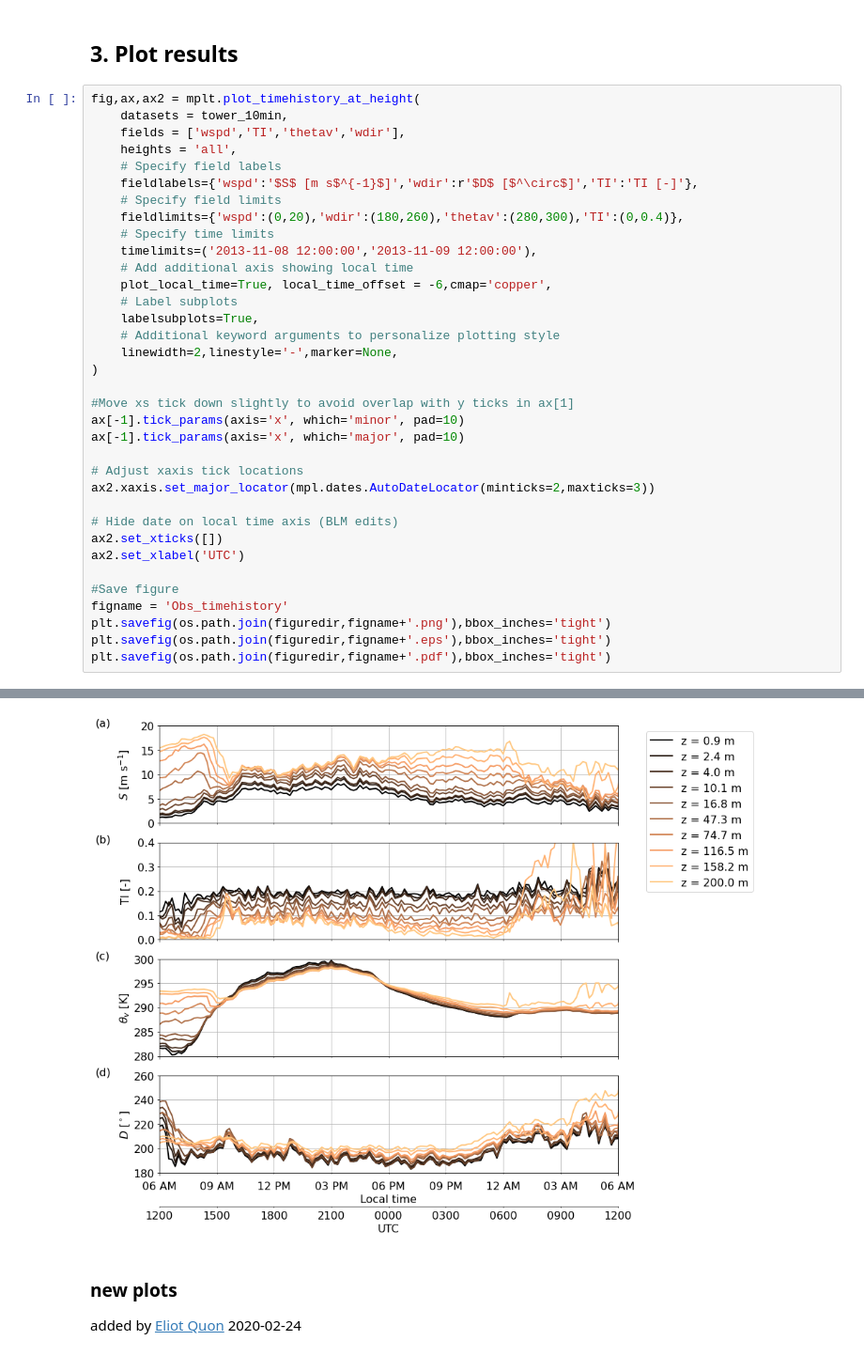
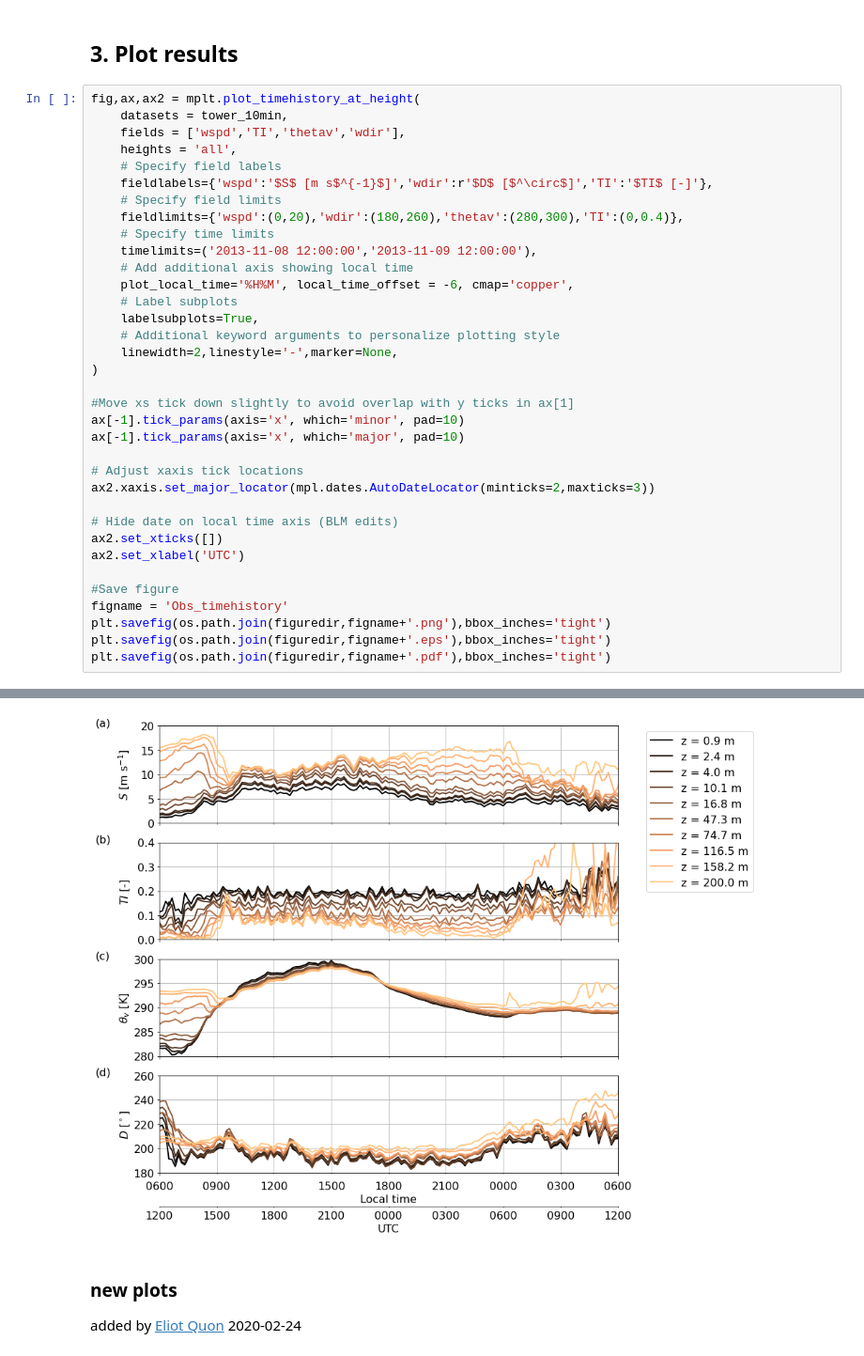
Before and after one commit to a2e-mmc/assessment, a Jupyter notebook: studies/budget_components_coupling/plot_observations.ipynb, the cells around one changed output, grey strips where cells are left out. Shown at 94% size. Cells and saved outputs as stored; diff of their text form.

```diff
--- a/studies/budget_components_coupling/plot_observations.ipynb
+++ b/studies/budget_components_coupling/plot_observations.ipynb
@@ -83,39 +83,39 @@ fig,ax,ax2 = mplt.plot_timehistory_at_height(
     fields = ['wspd','TI','thetav','wdir'],
     heights = 'all',
     # Specify field labels
-    fieldlabels={'wspd':'$S$ [m s$^{-1}$]','wdir':r'$D$ [$^\circ$]','TI':'TI [-]'},
+    fieldlabels={'wspd':'$S$ [m s$^{-1}$]','wdir':r'$D$ [$^\circ$]','TI':'$TI$ [-]'},
     # Specify field limits
     fieldlimits={'wspd':(0,20),'wdir':(180,260),'thetav':(280,300),'TI':(0,0.4)},
     # Specify time limits
     timelimits=('2013-11-08 12:00:00','2013-11-09 12:00:00'),
     # Add additional axis showing local time
-    plot_local_time=True, local_time_offset = -6,cmap='copper',
+    plot_local_time='%H%M', local_time_offset = -6, cmap='copper',
     # Label subplots
     labelsubplots=True,
     # Additional keyword arguments to personalize plotting style
     linewidth=2,linestyle='-',marker=None,
 )
 
 #Move xs tick down slightly to avoid overlap with y ticks in ax[1]
 ax[-1].tick_params(axis='x', which='minor', pad=10)
 ax[-1].tick_params(axis='x', which='major', pad=10)
 
 # Adjust xaxis tick locations
 ax2.xaxis.set_major_locator(mpl.dates.AutoDateLocator(minticks=2,maxticks=3))
 
 # Hide date on local time axis (BLM edits)
 ax2.set_xticks([])
 ax2.set_xlabel('UTC')
 
 #Save figure
 figname = 'Obs_timehistory'
 plt.savefig(os.path.join(figuredir,figname+'.png'),bbox_inches='tight')
 plt.savefig(os.path.join(figuredir,figname+'.eps'),bbox_inches='tight')
 plt.savefig(os.path.join(figuredir,figname+'.pdf'),bbox_inches='tight')
 # %% [output]
 The PostScript backend does not support transparency; partially transparent artists will be rendered opaque.
 The PostScript backend does not support transparency; partially transparent artists will be rendered opaque.
-[figure, old version]
+[figure, new version]
 # %% [markdown]
 ### new plots
 added by [Eliot Quon](mailto:eliot.quon@nrel.gov) 2020-02-24
```
Also changed, not shown: parts of 2 cells of this notebook, 3 other files.
